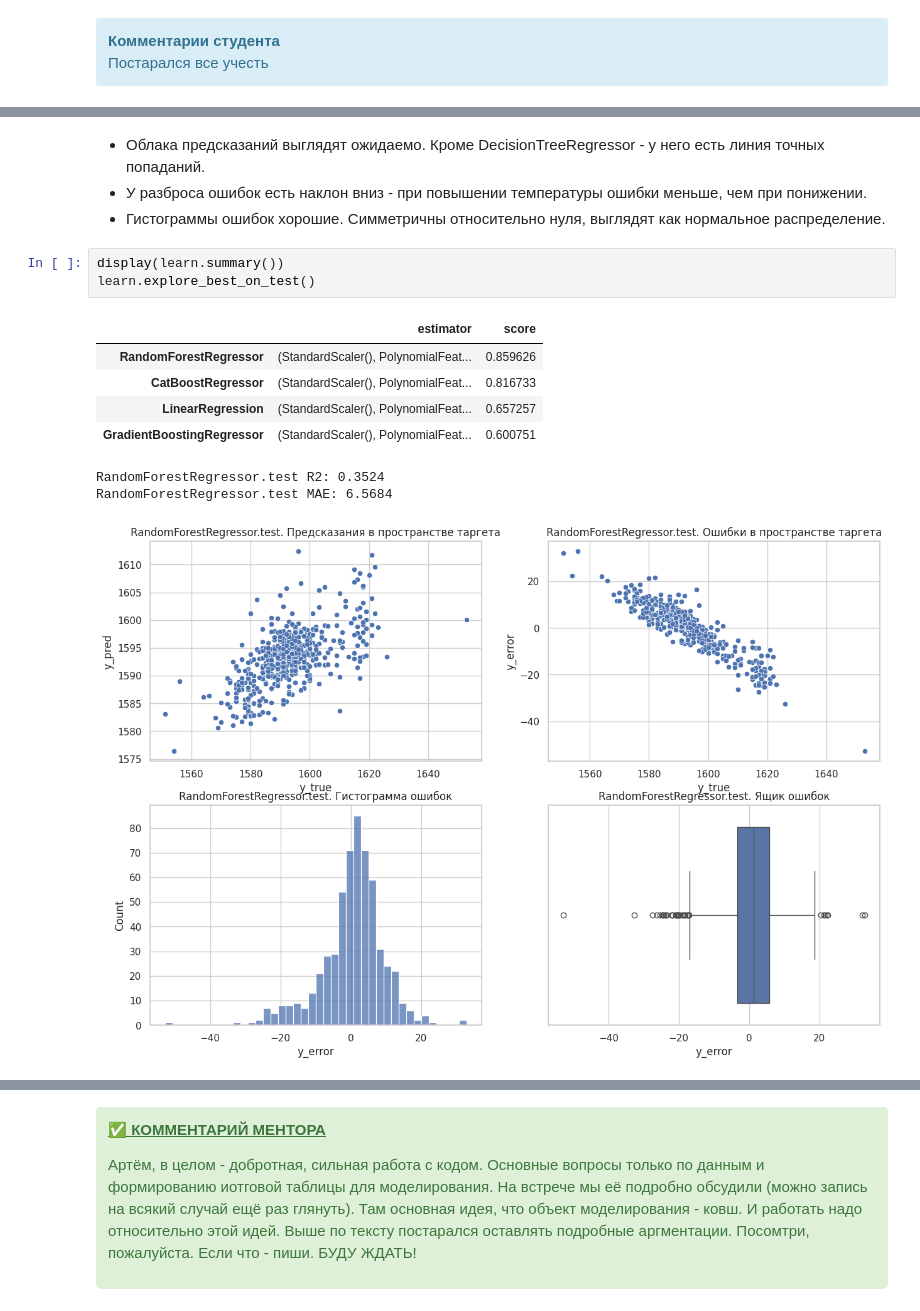
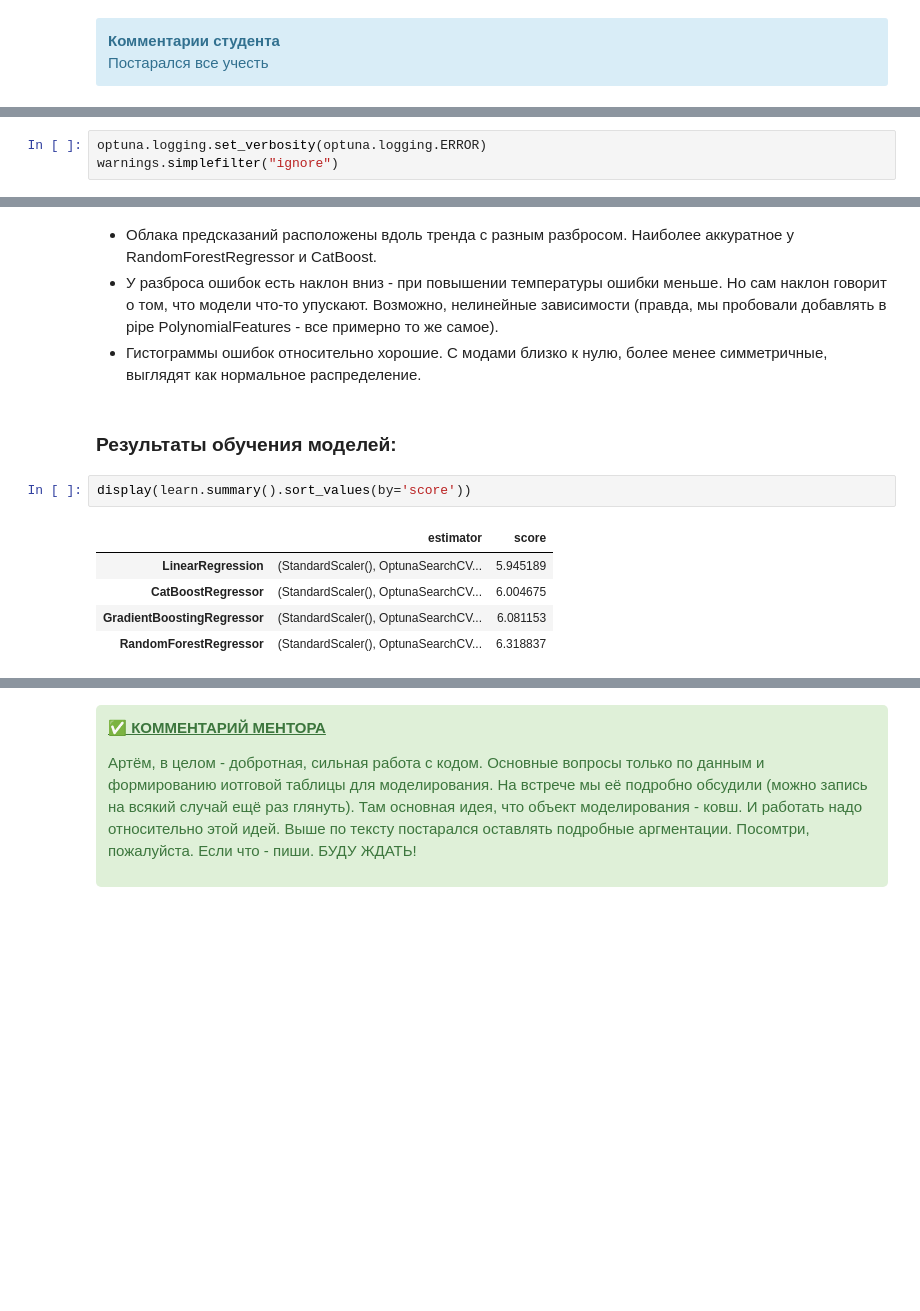
Before and after one commit to wtom76/practicum, a Jupyter notebook: final/0d09d352-9cae-4cc7-85c2-f88ea711ad45.ipynb, the cells around one changed output, grey strips where cells are left out. Cells and saved outputs as stored; diff of their text form; blank space fills up the shorter version.

```diff
--- a/final/0d09d352-9cae-4cc7-85c2-f88ea711ad45.ipynb
+++ b/final/0d09d352-9cae-4cc7-85c2-f88ea711ad45.ipynb
@@ -1163,3 +1223,6 @@ Key CatBoostRegressor parameters to fine-tune include iterations,
+# %%
+optuna.logging.set_verbosity(optuna.logging.ERROR)
+warnings.simplefilter("ignore")
 # %%
 class Learn:
 	rnd_seed_		= 61026
@@ -1365,16 +1376,14 @@ GradientBoostingRegressor.train MAE: 4.6914
 # %% [markdown]
-- Облака предсказаний выглядят ожидаемо. Кроме DecisionTreeRegressor - у него есть линия точных попаданий.
-- У разброса ошибок есть наклон вниз - при повышении температуры ошибки меньше, чем при понижении.
-- Гистограммы ошибок хорошие. Симметричны относительно нуля, выглядят как нормальное распределение.
+- Облака предсказаний расположены вдоль тренда с разным разбросом. Наиболее аккуратное у RandomForestRegressor и CatBoost.
+- У разброса ошибок есть наклон вниз - при повышении температуры ошибки меньше. Но сам наклон говорит о том, что модели что-то упускают. Возможно, нелинейные зависимости (правда, мы пробовали добавлять в pipe PolynomialFeatures - все примерно то же самое).
+- Гистограммы ошибок относительно хорошие. С модами близко к нулю, более менее симметричные, выглядят как нормальное распределение.
+# %% [markdown]
+### Результаты обучения моделей:
 # %%
-display(learn.summary())
-learn.explore_best_on_test()
+display(learn.summary().sort_values(by='score'))
 # %% [output]
 |  | estimator | score |
-| RandomForestRegressor | (StandardScaler(), PolynomialFeat... | 0.859626 |
-| CatBoostRegressor | (StandardScaler(), PolynomialFeat... | 0.816733 |
-| LinearRegression | (StandardScaler(), PolynomialFeat... | 0.657257 |
-| GradientBoostingRegressor | (StandardScaler(), PolynomialFeat... | 0.600751 |
+| LinearRegression | (StandardScaler(), OptunaSearchCV... | 5.945189 |
+| CatBoostRegressor | (StandardScaler(), OptunaSearchCV... | 6.004675 |
+| GradientBoostingRegressor | (StandardScaler(), OptunaSearchCV... | 6.081153 |
+| RandomForestRegressor | (StandardScaler(), OptunaSearchCV... | 6.318837 |
-RandomForestRegressor.test R2: 0.3524
-RandomForestRegressor.test MAE: 6.5684
-[figure, removed]
```
Also changed, not shown: parts of 62 cells of this notebook.
